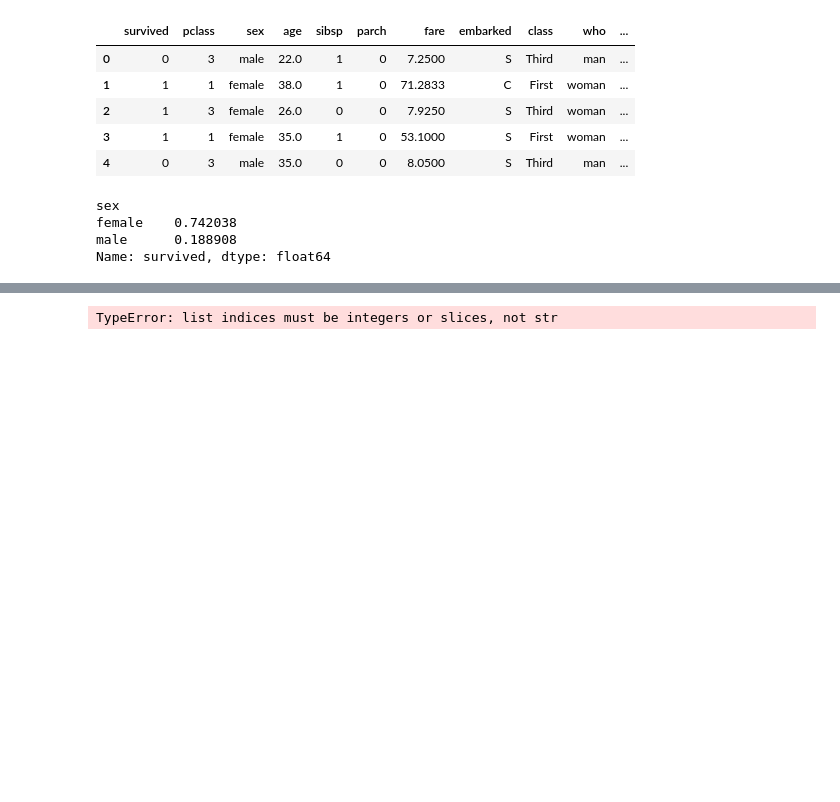
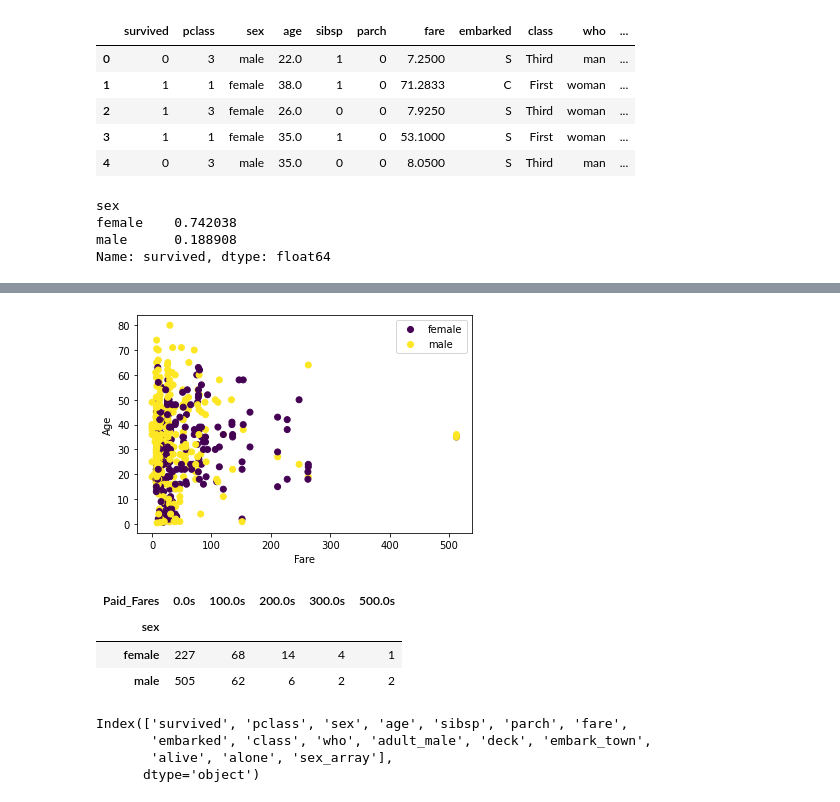
Before and after one commit to imabiodun/py, a Jupyter notebook: titanic_first_work.ipynb, the cells around one changed output, grey strips where cells are left out. Drawn from its saved outputs; the diff is of its cells as text; code cells hidden in the pictures; blank space fills up the shorter version.

```diff
--- a/titanic_first_work.ipynb
+++ b/titanic_first_work.ipynb
@@ -25,0 +13,2 @@ titanic=sns.load_dataset('titanic')
+# %%
+titanic=pd.read_csv('titanic.csv')
@@ -76,0 +96,4 @@ survived_tag={'female':1,'male':2}
+# %%
+for a in range(len(titanic.columns)):
+#     print(titanic.columns[a])
+    print(f'{titanic.columns[a]}: \t{titanic[titanic.columns[a]].unique()}')
@@ -77,6 +136,15 @@ survived_tag={'female':1,'male':2}
 # %%
-titanic_survival_tag=[]
+survived_tag={'female':0,'male':1}
+sex_arr=[]
 for a in titanic['sex']:
-      titanic_survival_tag[a]=survived_tag[a]
+    sex_arr.append(survived_tag[a])
-# %% [output]
-TypeError: list indices must be integers or slices, not str
+# %%
+titanic['sex_array']=sex_arr
+# %%
+scatter=plt.scatter(x=titanic['fare'],y=titanic['age'], c=sex_arr)
+plt.legend(handles=scatter.legend_elements()[0], labels=survived_tag.keys())
+plt.xlabel('Fare')
+plt.ylabel('Age')
+plt.show()
+# %% [output]
+[figure, added]
@@ -82,0 +153,17 @@ TypeError: list indices must be integers or slices, not str
+# %%
+paid_fares=(round(titanic['fare']//1,-2))
+paid_fares=paid_fares.astype('str')+'s'
+paid_fares.name='Paid_Fares'
+titanic.groupby(['sex',paid_fares])['survived'].count().unstack().fillna(0)
+# %% [output]
+| Paid_Fares | 0.0s | 100.0s | 200.0s | 300.0s | 500.0s |
+| sex |  |  |  |  |  |
+| female | 227 | 68 | 14 | 4 | 1 |
+| male | 505 | 62 | 6 | 2 | 2 |
+# %%
+titanic.columns
+# %% [output]
+Index(['survived', 'pclass', 'sex', 'age', 'sibsp', 'parch', 'fare',
+       'embarked', 'class', 'who', 'adult_male', 'deck', 'embark_town',
+       'alive', 'alone', 'sex_array'],
+      dtype='object')
```
Also changed, not shown: parts of 14 cells of this notebook.
